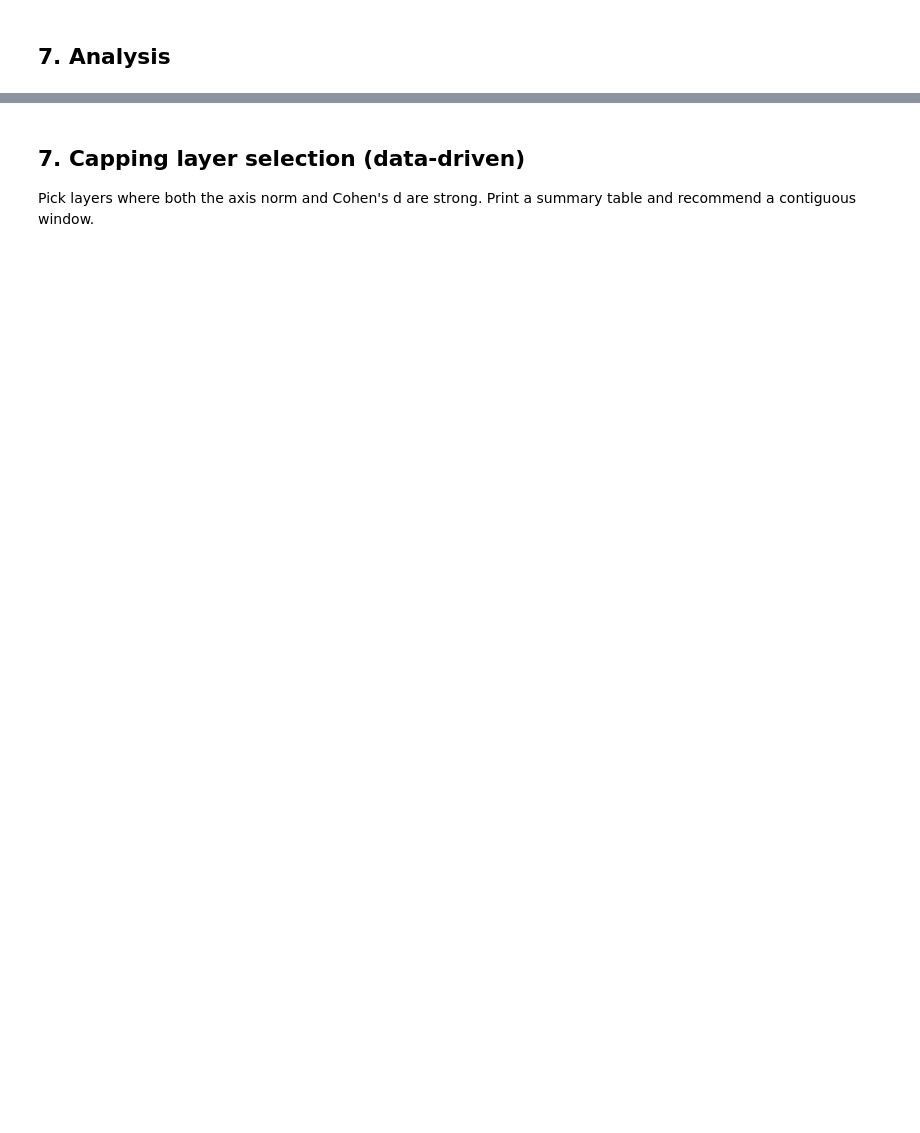
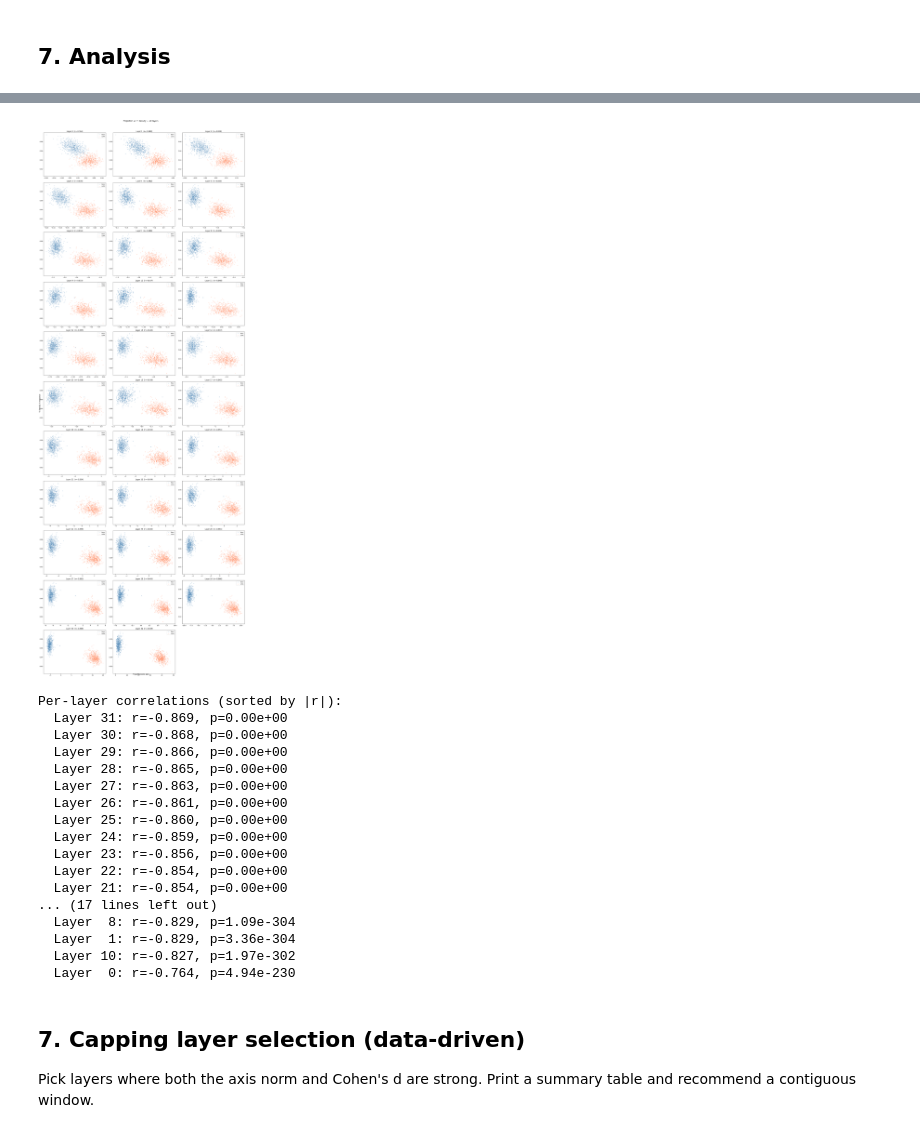
Before and after one commit to SidBaines/persona-shattering-lasr, a Jupyter notebook: scripts/dump/activation_capping/t_avoiding_activation_axis.ipynb, the cells around one changed output, grey strips where cells are left out. Saved outputs shown, nothing was run; the diff lists cells and outputs as text; code cells hidden in the pictures; blank space fills up the shorter version.

```diff
--- a/scripts/dump/activation_capping/t_avoiding_activation_axis.ipynb
+++ b/scripts/dump/activation_capping/t_avoiding_activation_axis.ipynb
@@ -640,24 +777,65 @@ print(f"Cohen's d (separation): {sep:.3f}")
 # %%
-# Correlation between 't' density and projection (should be positive:
-# higher projection = more base-like = more t's)
+# Correlation between 't' density and projection across all layers
 from scipy import stats
+import math
 
 base_t_arr = np.array([t_density(r) for r in base_resps_flat])
 lora_t_arr = np.array([t_density(r) for r in lora_resps_flat])
-
-all_proj = np.concatenate([proj_base, proj_lora])
 all_t_density = np.concatenate([base_t_arr, lora_t_arr])
 
-r, p = stats.pearsonr(all_proj, all_t_density)
-print(f"Pearson r(projection, t_density) = {r:.3f}, p = {p:.2e}")
+n_layers = axis.shape[0]
+cols = 3
+rows = math.ceil(n_layers / cols)
 
-fig, ax = plt.subplots(figsize=(8, 5))
-ax.scatter(proj_base, base_t_arr, alpha=0.3, s=10, label="Base", color="steelblue")
-ax.scatter(proj_lora, lora_t_arr, alpha=0.3, s=10, label="LoRA", color="coral")
-ax.set_xlabel(f"Projection onto axis (layer {best_layer})")
-ax.set_ylabel("'t' density in response")
-ax.set_title(f"Projection vs 't' density (r={r:.3f})")
-ax.legend()
+fig, axes_grid = plt.subplots(rows, cols, figsize=(7 * cols, 5 * rows))
+axes_flat = axes_grid.flatten()
+
+layer_correlations = []
+
+for layer_idx in range(n_layers):
+    proj_base = project_batch(base_stack, axis, layer_idx)
+    proj_lora = project_batch(lora_stack, axis, layer_idx)
+    all_proj = np.concatenate([proj_base, proj_lora])
+
+    r, p = stats.pearsonr(all_proj, all_t_density)
+    layer_correlations.append((layer_idx, r, p))
+
+    ax = axes_flat[layer_idx]
+    ax.scatter(proj_base, base_t_arr, alpha=0.3, s=10, label="Base", color="steelblue")
+    ax.scatter(proj_lora, lora_t_arr, alpha=0.3, s=10, label="LoRA", color="coral")
+    ax.set_title(f"Layer {layer_idx}  (r={r:.3f})", fontsize=12)
+    ax.legend(fontsize=9)
+
+for i in range(n_layers, len(axes_flat)):
+    axes_flat[i].set_visible(False)
+
+fig.supxlabel("Projection onto axis")
+fig.supylabel("'t' density in response")
+fig.suptitle("Projection vs 't' density — all layers", fontsize=14, y=1.01)
 plt.tight_layout()
-plt.savefig(OUTPUT_DIR / "projection_vs_t_density.png", dpi=150)
+plt.savefig(OUTPUT_DIR / "projection_vs_t_density_all_layers.png", dpi=150)
 plt.show()
+
+# Print summary
+print("\nPer-layer correlations (sorted by |r|):")
+for layer_idx, r, p in sorted(layer_correlations, key=lambda x: abs(x[1]), reverse=True):
+    print(f"  Layer {layer_idx:2d}: r={r:+.3f}, p={p:.2e}")
+# %% [output]
+[figure, added]
+Per-layer correlations (sorted by |r|):
+  Layer 31: r=-0.869, p=0.00e+00
+  Layer 30: r=-0.868, p=0.00e+00
+  Layer 29: r=-0.866, p=0.00e+00
+  Layer 28: r=-0.865, p=0.00e+00
+  Layer 27: r=-0.863, p=0.00e+00
+  Layer 26: r=-0.861, p=0.00e+00
+  Layer 25: r=-0.860, p=0.00e+00
+  Layer 24: r=-0.859, p=0.00e+00
+  Layer 23: r=-0.856, p=0.00e+00
+  Layer 22: r=-0.854, p=0.00e+00
+  Layer 21: r=-0.854, p=0.00e+00
+... (17 lines left out)
+  Layer  8: r=-0.829, p=1.09e-304
+  Layer  1: r=-0.829, p=3.36e-304
+  Layer 10: r=-0.827, p=1.97e-302
+  Layer  0: r=-0.764, p=4.94e-230
```
Also changed, not shown: parts of 17 cells of this notebook, 3 other files.
